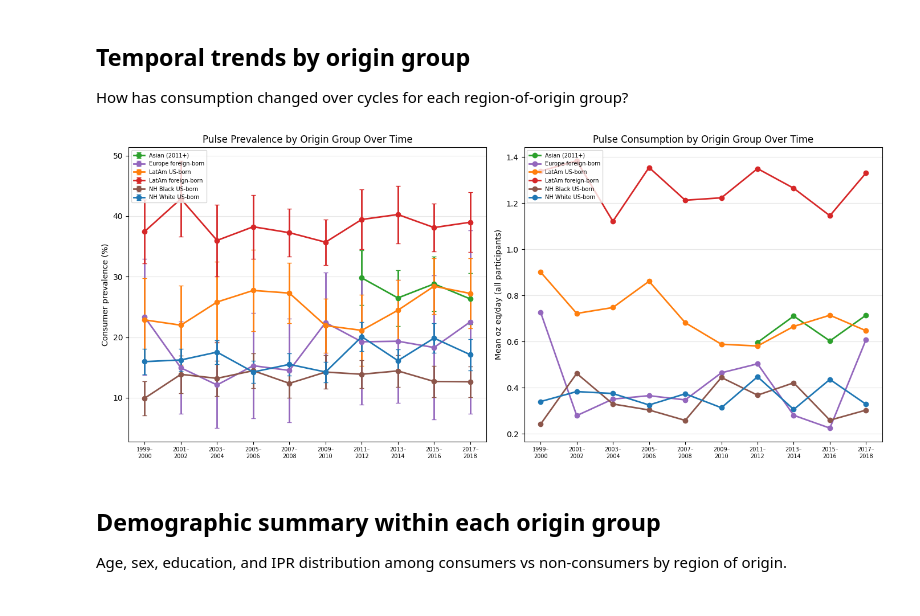
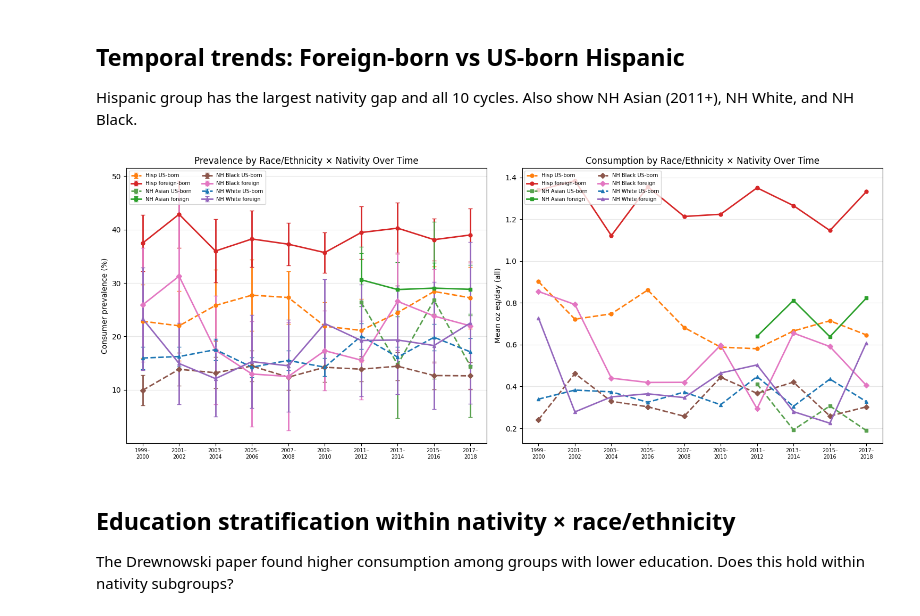
Before and after one commit to aflaxman/ai_assisted_us_health_data_analysis, a Jupyter notebook: nhanes_pulse_consumption/03_country_of_origin.ipynb, the cells around one changed output. Drawn from its saved outputs; the diff is of its cells as text; code cells hidden in the pictures.

```diff
--- a/nhanes_pulse_consumption/03_country_of_origin.ipynb
+++ b/nhanes_pulse_consumption/03_country_of_origin.ipynb
@@ -274,67 +252,73 @@ Mean oz eq/day by pulse type and region of origin
 # %% [markdown]
-## Temporal trends by origin group
+## Temporal trends: Foreign-born vs US-born Hispanic
 
-How has consumption changed over cycles for each region-of-origin group?
+Hispanic group has the largest nativity gap and all 10 cycles.
+Also show NH Asian (2011+), NH White, and NH Black.
 # %%
-# Focus on groups with enough sample sizes across cycles
-TREND_GROUPS = [
-    ('Latin America (foreign-born Hispanic)', 'LatAm foreign-born', '#d62728'),
-    ('Latin America (US-born Hispanic)',       'LatAm US-born',      '#ff7f0e'),
-    ('Asia (Non-Hispanic Asian, 2011+)',        'Asian (2011+)',       '#2ca02c'),
-    ('Europe (foreign-born NH White)',          'Europe foreign-born','#9467bd'),
-    ('NH White (US-born)',                      'NH White US-born',   '#1f77b4'),
-    ('NH Black (US-born)',                      'NH Black US-born',   '#8c564b'),
+TREND_CONFIGS = [
+    ('Hispanic', 'Foreign-born', 'Hisp foreign-born', '#d62728', 'o'),
+    ('Hispanic', 'US-born',      'Hisp US-born',      '#ff7f0e', 'o'),
+    ('NH Asian', 'Foreign-born', 'NH Asian foreign',   '#2ca02c', 's'),
+    ('NH Asian', 'US-born',      'NH Asian US-born',   '#59a14f', 's'),
+    ('NH White', 'Foreign-born', 'NH White foreign',   '#9467bd', '^'),
+    ('NH White', 'US-born',      'NH White US-born',   '#1f77b4', '^'),
+    ('NH Black', 'Foreign-born', 'NH Black foreign',   '#e377c2', 'D'),
+    ('NH Black', 'US-born',      'NH Black US-born',   '#8c564b', 'D'),
 ]
 
 cycles_sorted = sorted(dfw['CYCLE'].unique())
 
 trend_rows = []
 for cycle in cycles_sorted:
     sub_cycle = dfw[dfw['CYCLE'] == cycle]
-    wt = sub_cycle['WTDRD1']
-    for grp, label, color in TREND_GROUPS:
-        sub = sub_cycle[sub_cycle['ORIGIN_GROUP'] == grp]
+    for race, nativity, label, color, marker in TREND_CONFIGS:
+        sub = sub_cycle[(sub_cycle['RACE_4'] == race) & (sub_cycle['NATIVITY_2'] == nativity)]
         if len(sub) < 30:
             continue
         s = group_stats(sub, 'IS_CONSUMER', 'PULSE_OZ_EQ', 'WTDRD1')
-        trend_rows.append({'Cycle': cycle, 'Group': label,
-                           'Prev %': s['prev_pct'], 'CI lo': s['prev_ci_lo'],
-                           'CI hi': s['prev_ci_hi'], 'oz all': s['oz_all']})
+        trend_rows.append({
+            'Cycle': cycle, 'Group': label,
+            'Prev %': s['prev_pct'], 'CI lo': s['prev_ci_lo'], 'CI hi': s['prev_ci_hi'],
+            'oz all': s['oz_all'],
+        })
 
 trend_df = pd.DataFrame(trend_rows)
 
-fig, (ax1, ax2) = plt.subplots(1, 2, figsize=(14, 6))
+fig, (ax1, ax2) = plt.subplots(1, 2, figsize=(15, 6))
 x_map = {c: i for i, c in enumerate(cycles_sorted)}
 xlabels = [c.replace('-', '–\n') for c in cycles_sorted]
 
-group_colors = {label: color for _, label, color in TREND_GROUPS}
+config_lookup = {label: (color, marker) for _, _, label, color, marker in TREND_CONFIGS}
 
 for grp_label, gdf in trend_df.groupby('Group'):
     x = [x_map[c] for c in gdf['Cycle']]
-    color = group_colors.get(grp_label, 'gray')
+    color, marker = config_lookup[grp_label]
+    ls = '--' if 'US-born' in grp_label else '-'
     ax1.errorbar(x, gdf['Prev %'],
                  yerr=[gdf['Prev %'] - gdf['CI lo'], gdf['CI hi'] - gdf['Prev %']],
-                 marker='o', capsize=3, linewidth=2, color=color, label=grp_label)
-    ax2.plot(x, gdf['oz all'], 'o-', linewidth=2, color=color, label=grp_label)
+                 marker=marker, capsize=3, linewidth=2, linestyle=ls,
+                 color=color, label=grp_label, markersize=5)
+    ax2.plot(x, gdf['oz all'], marker=marker, linewidth=2, linestyle=ls,
+             color=color, label=grp_label, markersize=5)
 
 for ax in [ax1, ax2]:
     ax.set_xticks(range(len(cycles_sorted)))
     ax.set_xticklabels(xlabels, fontsize=7)
-    ax.legend(fontsize=7, loc='upper left')
+    ax.legend(fontsize=7, ncol=2, loc='upper left')
     ax.grid(axis='y', alpha=0.3)
 
 ax1.set_ylabel('Consumer prevalence (%)')
-ax1.set_title('Pulse Prevalence by Origin Group Over Time')
-ax2.set_ylabel('Mean oz eq/day (all participants)')
-ax2.set_title('Pulse Consumption by Origin Group Over Time')
+ax1.set_title('Prevalence by Race/Ethnicity × Nativity Over Time')
+ax2.set_ylabel('Mean oz eq/day (all)')
+ax2.set_title('Consumption by Race/Ethnicity × Nativity Over Time')
 
 plt.tight_layout()
 plt.show()
 # %% [output]
-[figure, old version]
+[figure, new version]
 # %% [markdown]
-## Demographic summary within each origin group
+## Education stratification within nativity × race/ethnicity
 
-Age, sex, education, and IPR distribution among consumers vs non-consumers
-by region of origin.
+The Drewnowski paper found higher consumption among groups with lower education.
+Does this hold within nativity subgroups?
 # %%
```
Also changed, not shown: parts of 9 cells of this notebook.
